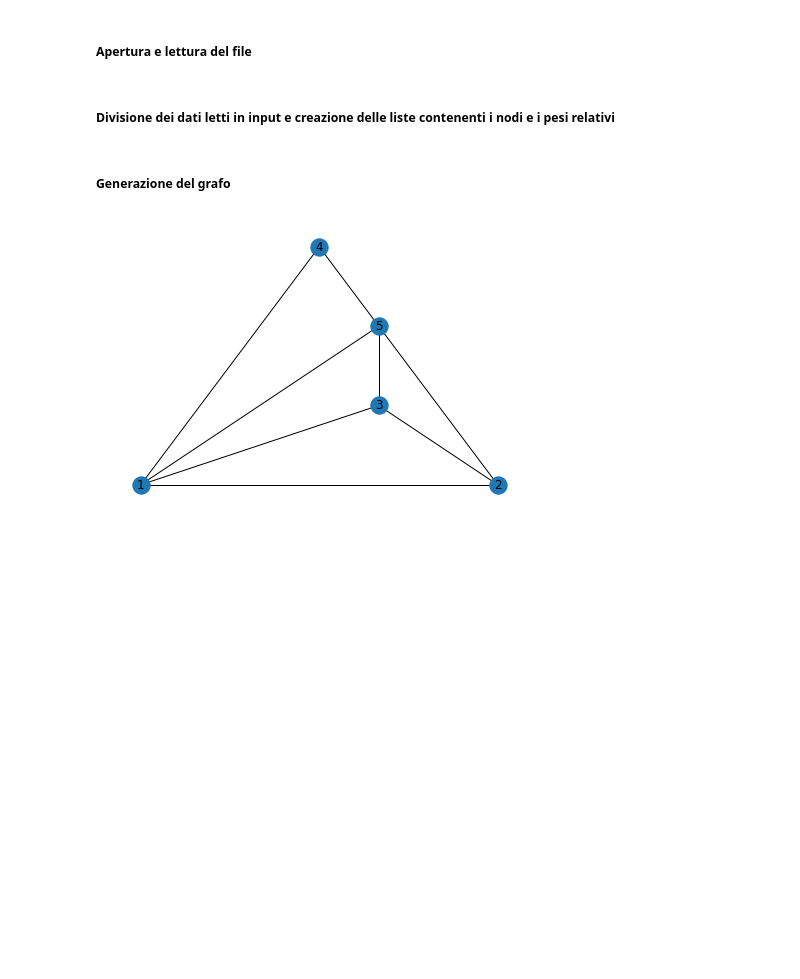
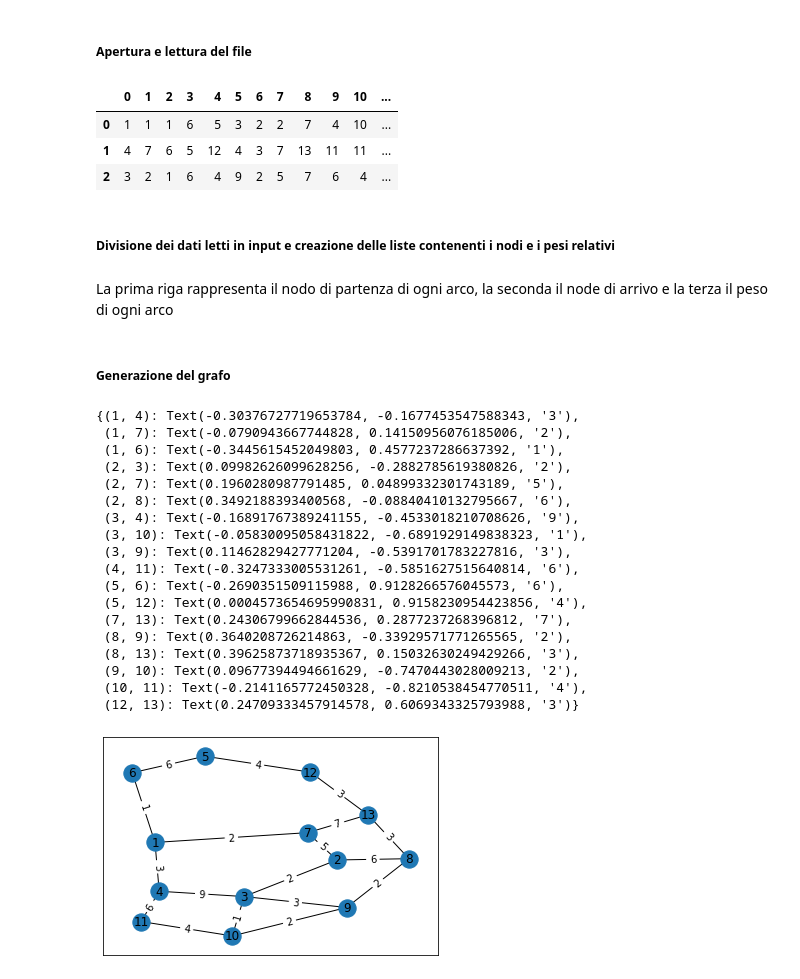
Before and after one commit to jokerale/pizzaguy, a Jupyter notebook: code/plot.ipynb, the cells around one changed output. Drawn from its saved outputs; the diff is of its cells as text; code cells hidden in the pictures; blank space fills up the shorter version.

Commit message:
Modified data.txt. Graph plotting and distance matrix computation in python.

```diff
--- a/code/plot.ipynb
+++ b/code/plot.ipynb
@@ -5,16 +7,31 @@ import matplotlib.pyplot as plt
 ##### Apertura e lettura del file
 # %%
 # Apertura e lettura del file
-file = open("data.txt","r")
-data = file.read()
+#file = open("data.txt","r")
+#data = file.read()
+
+df = pd.read_table('data.txt', sep=',', header=None)
+df
+# %% [output]
+|  | 0 | 1 | 2 | 3 | 4 | 5 | 6 | 7 | 8 | 9 | 10 | ... |
+| 0 | 1 | 1 | 1 | 6 | 5 | 3 | 2 | 2 | 7 | 4 | 10 | ... |
+| 1 | 4 | 7 | 6 | 5 | 12 | 4 | 3 | 7 | 13 | 11 | 11 | ... |
+| 2 | 3 | 2 | 1 | 6 | 4 | 9 | 2 | 5 | 7 | 6 | 4 | ... |
 # %% [markdown]
 ##### Divisione dei dati letti in input e creazione delle liste contenenti i nodi e i pesi relativi
+# %% [markdown]
+La prima riga rappresenta il nodo di partenza di ogni arco, la seconda il node di arrivo e la terza il peso di ogni arco
 # %%
 # Divisione del file nelle tre righe di dati
-lista = data.split("\n")
+#lista = data.split("\n")
 
 # parsing in lista di interi
-da = [int(i) for i in lista[0].split(', ')]
-a = [int(i) for i in lista[1].split(', ')]
-pesi = [int(i) for i in lista[2].split(', ')]
+#da = [int(i) for i in lista[0].split(', ')]
+#a = [int(i) for i in lista[1].split(', ')]
+#pesi = [int(i) for i in lista[2].split(', ')]
+
+
+da = df[0:1]
+a = df[1:2]
+pesi = df[2:3]
 # %% [markdown]
@@ -21,11 +39,48 @@ pesi = [int(i) for i in lista[2].split(', ')]
 ##### Generazione del grafo
 # %%
-g = nx.Graph()
+#g = nx.Graph()
 
-for i in range(len(da)):
-     g.add_edge(da[i],a[i], weigth=pesi[i])
+#for i in range(len(da)):
+#     g.add_edge(da[i],a[i], weight=pesi[i])
 
-nx.draw_planar(g, with_labels = True)
+#nx.draw_planar(g, with_labels = True)
 #plt.savefig("prova.png")
-# %% [output]
-[figure, removed]
+# %%
+# Creation of the graph
+G = nx.Graph()
+
+# Extract the nodes from the lists of edges and sort them
+nodes = pd.unique(pd.concat([df.loc[0],df.loc[1]]))
+nodes.sort()
+
+for i in nodes:
+    G.add_node(i)
+
+for i in range(da.size):
+    G.add_edge(df.iat[0,i], df.iat[1,i], weight=df.iat[2,i])
+# %%
+#nx.draw_planar(G, with_labels=True)
+pos=nx.spring_layout(G) # pos = nx.nx_agraph.graphviz_layout(G)
+nx.draw_networkx(G,pos)
+labels = nx.get_edge_attributes(G,'weight')
+nx.draw_networkx_edge_labels(G,pos,edge_labels=labels)
+# %% [output]
+{(1, 4): Text(-0.30376727719653784, -0.1677453547588343, '3'),
+ (1, 7): Text(-0.0790943667744828, 0.14150956076185006, '2'),
+ (1, 6): Text(-0.3445615452049803, 0.4577237286637392, '1'),
+ (2, 3): Text(0.09982626099628256, -0.2882785619380826, '2'),
+ (2, 7): Text(0.1960280987791485, 0.04899332301743189, '5'),
+ (2, 8): Text(0.3492188393400568, -0.08840410132795667, '6'),
+ (3, 4): Text(-0.16891767389241155, -0.4533018210708626, '9'),
+ (3, 10): Text(-0.05830095058431822, -0.6891929149838323, '1'),
+ (3, 9): Text(0.11462829427771204, -0.5391701783227816, '3'),
+ (4, 11): Text(-0.3247333005531261, -0.5851627515640814, '6'),
+ (5, 6): Text(-0.2690351509115988, 0.9128266576045573, '6'),
+ (5, 12): Text(0.0004573654695990831, 0.9158230954423856, '4'),
+ (7, 13): Text(0.24306799662844536, 0.2877237268396812, '7'),
+ (8, 9): Text(0.3640208726214863, -0.33929571771265565, '2'),
+ (8, 13): Text(0.39625873718935367, 0.15032630249429266, '3'),
+ (9, 10): Text(0.09677394494661629, -0.7470443028009213, '2'),
+ (10, 11): Text(-0.2141165772450328, -0.8210538454770511, '4'),
+ (12, 13): Text(0.24709333457914578, 0.6069343325793988, '3')}
+[figure, added]
```
Also changed, not shown: parts of 3 cells of this notebook, 1 other file.
